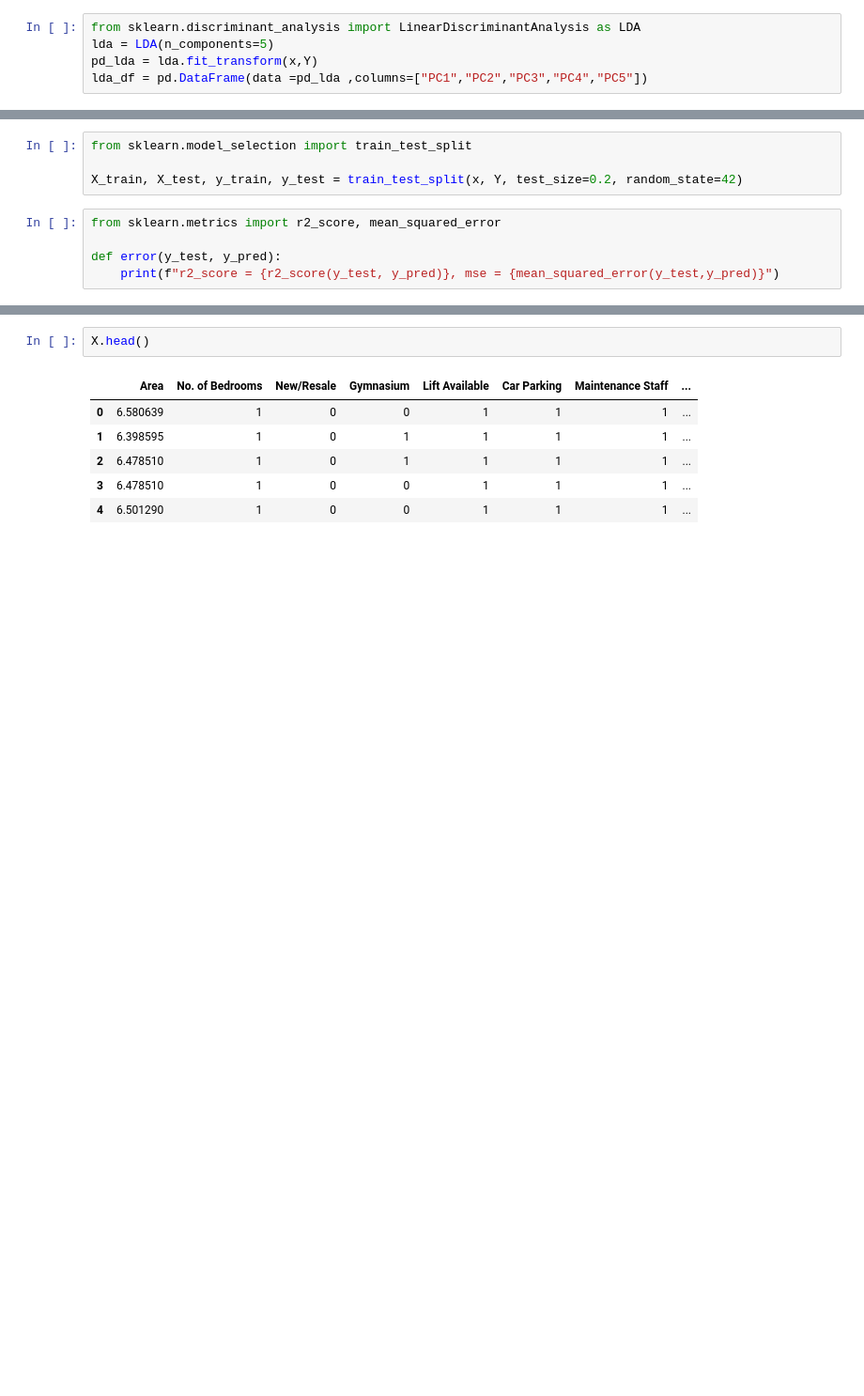
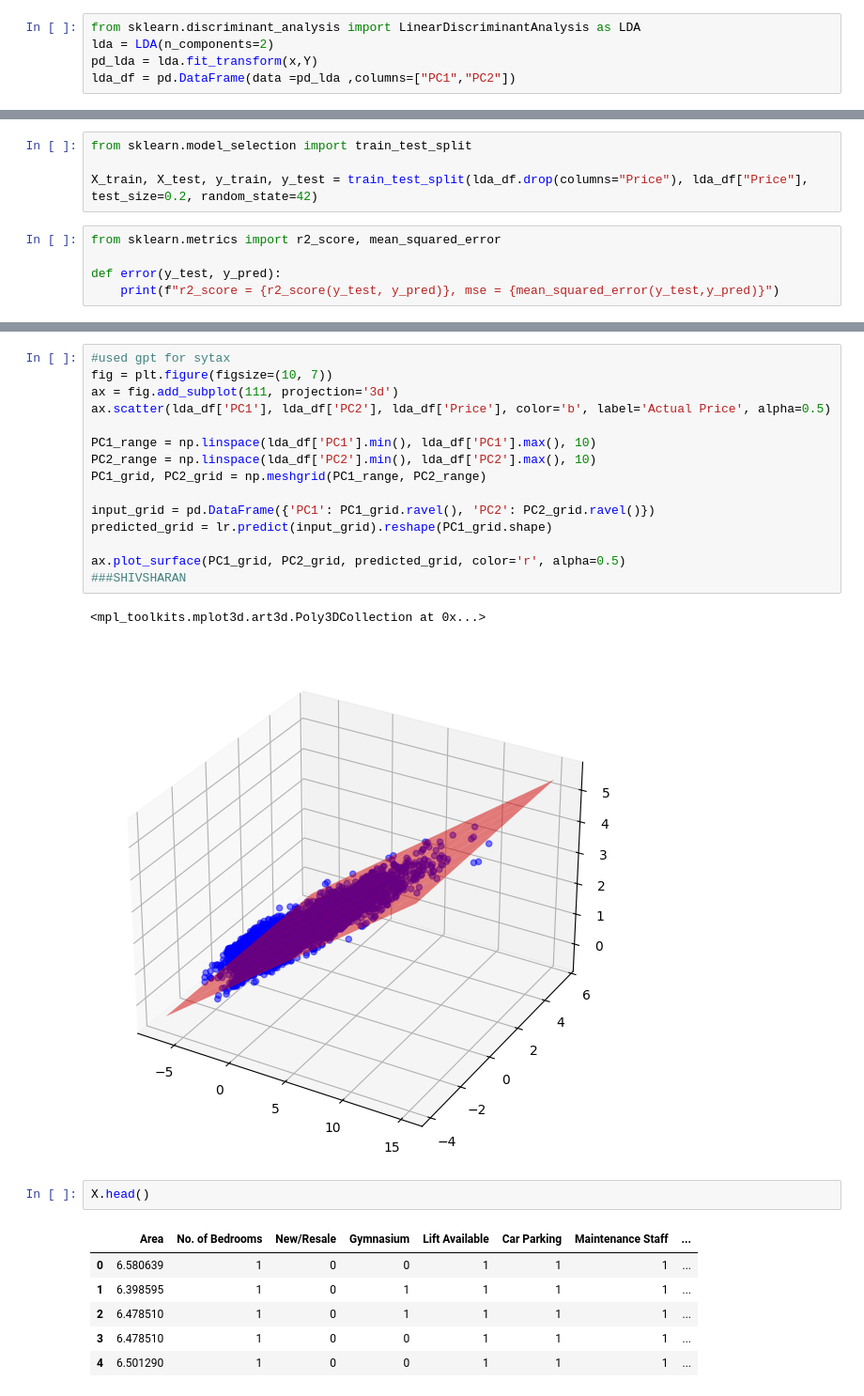
Before and after one commit to techcsispit/House-Price-Prediction, a Jupyter notebook: backend/preprocessing.ipynb, the cells around one changed output, grey strips where cells are left out. Shown at 94% size. Cells and saved outputs as stored; diff of their text form; blank space fills up the shorter version.

```diff
--- a/backend/preprocessing.ipynb
+++ b/backend/preprocessing.ipynb
@@ -565,9 +565,9 @@ Index(['Area', 'No. of Bedrooms', 'New/Resale', 'Gymnasium', 'Lift Available',
  Y= df3["Price"]
 # %%
 from sklearn.discriminant_analysis import LinearDiscriminantAnalysis as LDA
-lda = LDA(n_components=5)
+lda = LDA(n_components=2)
 pd_lda = lda.fit_transform(x,Y)
-lda_df = pd.DataFrame(data =pd_lda ,columns=["PC1","PC2","PC3","PC4","PC5"])
+lda_df = pd.DataFrame(data =pd_lda ,columns=["PC1","PC2"])
 # %%
 lda.explained_variance_ratio_*100
 lda_df["Price"] = Y
@@ -584,7 +584,7 @@ sns.scatterplot(lda_df ,x="PC1",y="PC2",hue="Price")
 # %%
 from sklearn.model_selection import train_test_split
 
-X_train, X_test, y_train, y_test = train_test_split(x, Y, test_size=0.2, random_state=42)
+X_train, X_test, y_train, y_test = train_test_split(lda_df.drop(columns="Price"), lda_df["Price"], test_size=0.2, random_state=42)
 # %%
 from sklearn.metrics import r2_score, mean_squared_error
 
@@ -605,3 +604,21 @@ r2_score = 0.9076105135707713, mse = 0.08395525499518659
+# %%
+#used gpt for sytax
+fig = plt.figure(figsize=(10, 7))
+ax = fig.add_subplot(111, projection='3d')
+ax.scatter(lda_df['PC1'], lda_df['PC2'], lda_df['Price'], color='b', label='Actual Price', alpha=0.5)
+
+PC1_range = np.linspace(lda_df['PC1'].min(), lda_df['PC1'].max(), 10)
+PC2_range = np.linspace(lda_df['PC2'].min(), lda_df['PC2'].max(), 10)
+PC1_grid, PC2_grid = np.meshgrid(PC1_range, PC2_range)
+
+input_grid = pd.DataFrame({'PC1': PC1_grid.ravel(), 'PC2': PC2_grid.ravel()})
+predicted_grid = lr.predict(input_grid).reshape(PC1_grid.shape)
+
+ax.plot_surface(PC1_grid, PC2_grid, predicted_grid, color='r', alpha=0.5)
+###SHIVSHARAN
+# %% [output]
+<mpl_toolkits.mplot3d.art3d.Poly3DCollection at 0x...>
+[figure, added]
 # %%
 X.head()
 # %% [output]
```
Also changed, not shown: parts of 2 cells of this notebook.
